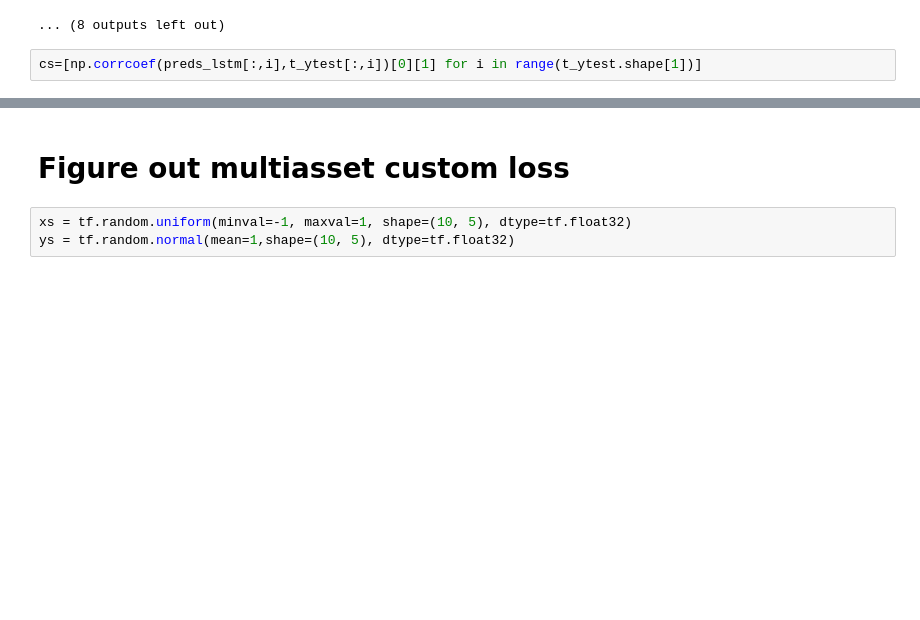
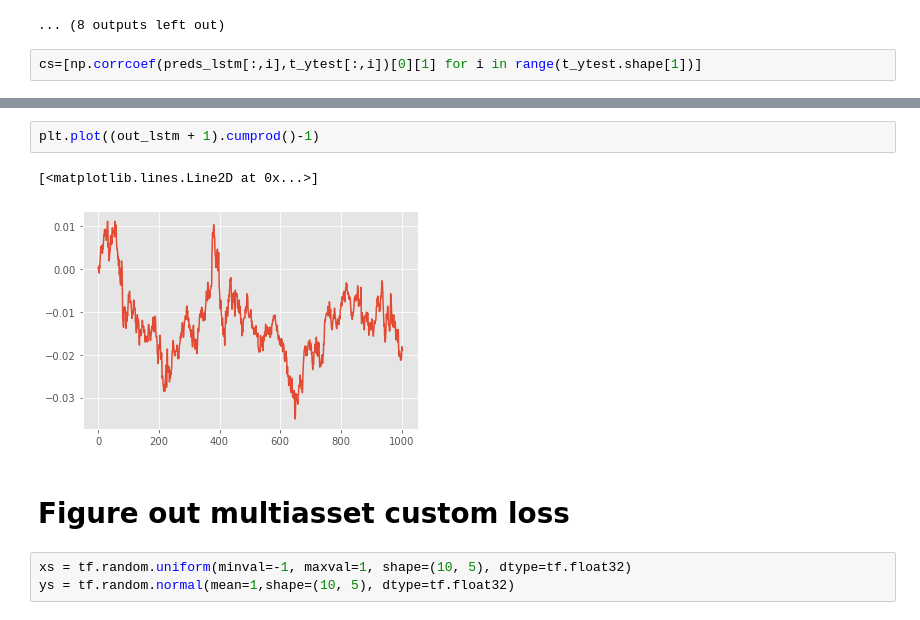
Before and after one commit to mkosik89/Springboard, a Jupyter notebook: Capstone_3/model/Deep Momentum.ipynb, the cells around one changed output, grey strips where cells are left out. Saved outputs shown, nothing was run; the diff lists cells and outputs as text; blank space fills up the shorter version.

```diff
--- a/Capstone_3/model/Deep Momentum.ipynb
+++ b/Capstone_3/model/Deep Momentum.ipynb
@@ -369,3 +463,8 @@ cs=[np.corrcoef(preds_lstm[:,i],t_ytest[:,i])[0][1] for i in range(t_ytest.shape
+# %%
+plt.plot((out_lstm + 1).cumprod()-1)
+# %% [output]
+[<matplotlib.lines.Line2D at 0x...>]
+[figure, added]
 # %% [markdown]
 # Figure out multiasset custom loss
 # %%
```
Also changed, not shown: parts of 13 cells of this notebook, 3 other files.
